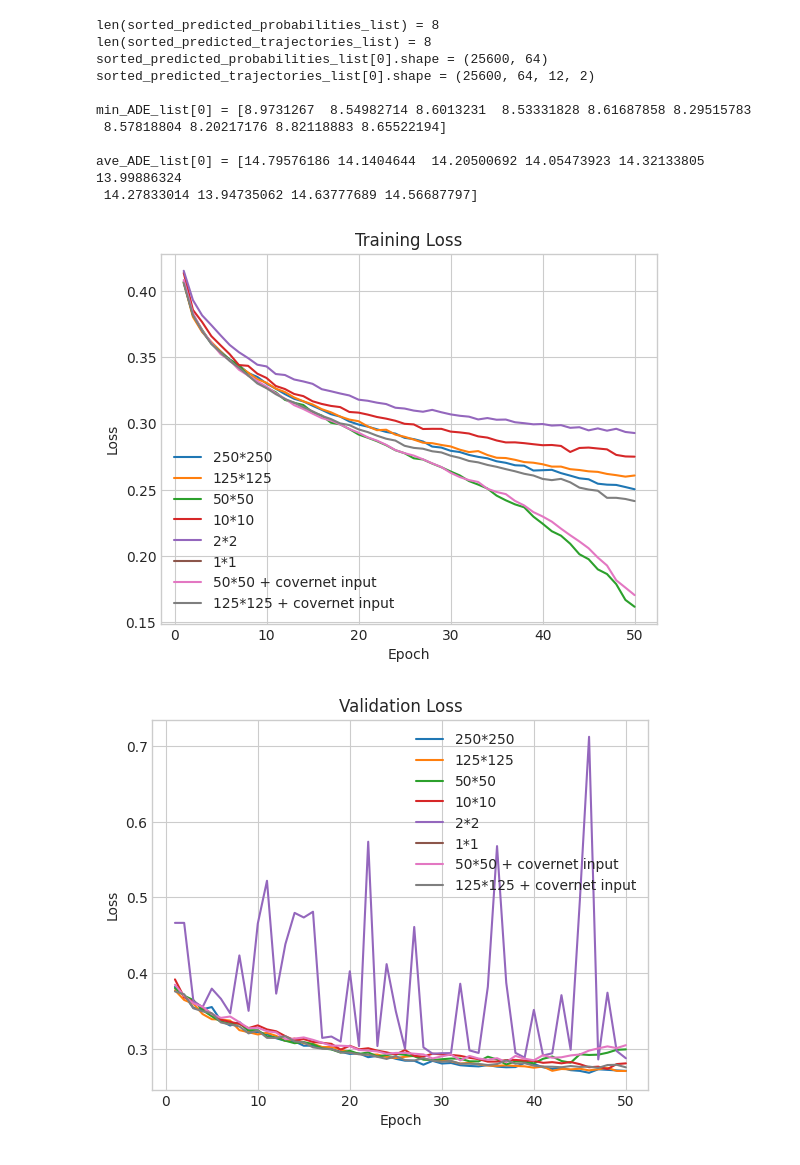
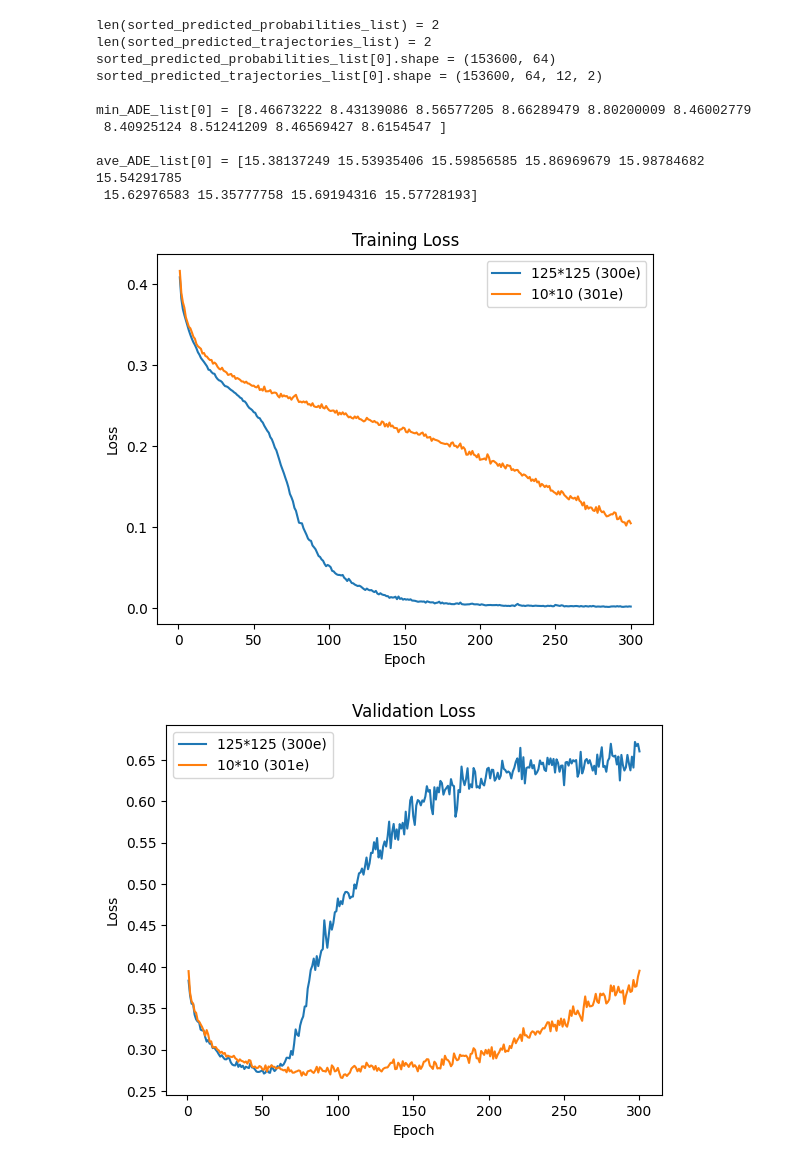
Before and after one commit to dolander1/nuscenes_dolander1, a Jupyter notebook: python-sdk/tutorials/DanielNotebook.ipynb, the cells around one changed output. Drawn from its saved outputs; the diff is of its cells as text; code cells hidden in the pictures.

```diff
--- a/python-sdk/tutorials/DanielNotebook.ipynb
+++ b/python-sdk/tutorials/DanielNotebook.ipynb
@@ -47,7 +49,12 @@ def get_ADE_for_k_trajectories(sorted_predicted_trajectories, ground_truth_traje
     return [np.mean(min_ADE, axis=0), np.mean(ave_ADE, axis=0)]
 # %%
 ## Load data
-epochs = [50,51,52,53,54,55,56,57]
+# epochs = [50,51,52,53,54,55,56,57,300,301]
+# legend_list = ['250*250','125*125','50*50','10*10','2*2','1*1','50*50 + covernet input','125*125 + covernet input','125*125 (300e)','10*10 (301e)']
+
+epochs = [300,301]
+legend_list = ['125*125 (300e)','10*10 (301e)']
+
 file_path_list = [f"tmpResults/results_epochs={epoch}" for epoch in epochs]
 num_files = len(file_path_list)
 num_epochs = min(epochs)
@@ -93,16 +100,16 @@ min_ADE_list, ave_ADE_list = zip(*results)
 print(f"\nmin_ADE_list[{test_ind}] = {min_ADE_list[test_ind]}")
 print(f"\nave_ADE_list[{test_ind}] = {ave_ADE_list[test_ind]}")
 # %% [output]
-len(sorted_predicted_probabilities_list) = 8
-len(sorted_predicted_trajectories_list) = 8
-sorted_predicted_probabilities_list[0].shape = (25600, 64)
-sorted_predicted_trajectories_list[0].shape = (25600, 64, 12, 2)
+len(sorted_predicted_probabilities_list) = 2
+len(sorted_predicted_trajectories_list) = 2
+sorted_predicted_probabilities_list[0].shape = (153600, 64)
+sorted_predicted_trajectories_list[0].shape = (153600, 64, 12, 2)
 
-min_ADE_list[0] = [8.9731267  8.54982714 8.6013231  8.53331828 8.61687858 8.29515783
- 8.57818804 8.20217176 8.82118883 8.65522194]
+min_ADE_list[0] = [8.46673222 8.43139086 8.56577205 8.66289479 8.80200009 8.46002779
+ 8.40925124 8.51241209 8.46569427 8.6154547 ]
 
-ave_ADE_list[0] = [14.79576186 14.1404644  14.20500692 14.05473923 14.32133805 13.99886324
- 14.27833014 13.94735062 14.63777689 14.56687797]
+ave_ADE_list[0] = [15.38137249 15.53935406 15.59856585 15.86969679 15.98784682 15.54291785
+ 15.62976583 15.35777758 15.69194316 15.57728193]
 # %%
 ## Plot ADE
 # %%
@@ -132,7 +139,9 @@ for i, filename in enumerate(loss_acc_file_names):
                 val_loss[i][j] = float(parts[3].split(' |')[0])
                 train_acc[i][j] = float(parts[4].split(' %')[0])
                 val_acc[i][j] = float(parts[5].split(' %')[0])
-val_loss[4,0] = val_loss[4,1]
+if num_files > 4:
+    val_loss[4,0] = val_loss[4,1]
+
 
 
 # Training loss
@@ -142,7 +151,7 @@ for i in range(num_files):
 plt.title('Training Loss')
 plt.xlabel('Epoch')
 plt.ylabel('Loss')
-plt.legend(['250*250','125*125','50*50','10*10','2*2','1*1','50*50 + covernet input','125*125 + covernet input'])
+plt.legend(legend_list)
 plt.show()
 
 # Validation loss
@@ -152,36 +161,36 @@ for i in range(num_files):
 plt.title('Validation Loss')
 plt.xlabel('Epoch')
 plt.ylabel('Loss')
-plt.legend(['250*250','125*125','50*50','10*10','2*2','1*1','50*50 + covernet input','125*125 + covernet input'])
+plt.legend(legend_list)
 plt.show()
 
 # Training accuracy
 plt.figure()
 for i in range(num_files):
     plt.plot(epochs[i], train_acc[i], label=f'File {i+1}')
 plt.title('Training Accuracy')
 plt.xlabel('Epoch')
 plt.ylabel('Accuracy')
-plt.legend(['250*250','125*125','50*50','10*10','2*2','1*1','50*50 + covernet input','125*125 + covernet input'])
+plt.legend(legend_list)
 plt.show()
 
 # Validation accuracy
 plt.figure()
 for i in range(num_files):
     # Convert the list to a pandas DataFrame
     df = pd.DataFrame(val_acc[i])
     # Apply a rolling window of size x and take the mean of each window
     smoothed = df.rolling(5).mean()
     # Convert the smoothed DataFrame back to a list
     smoothed_list = smoothed.values.tolist()
     numpy_smoothed_list = np.array(smoothed_list)
     squeezed_numpy_smoothed_list = np.squeeze(numpy_smoothed_list, 1)
     plt.plot(epochs[i], squeezed_numpy_smoothed_list, label=f'File {i+1}')
 plt.title('Validation Accuracy')
 plt.xlabel('Epoch')
 plt.ylabel('Accuracy')
-plt.legend(['250*250','125*125','50*50','10*10','2*2','1*1','50*50 + covernet input','125*125 + covernet input'])
+plt.legend(legend_list)
 plt.show()
 # %% [output]
-[figure, old version]
+[figure, new version]
-[figure, old version]
+[figure, new version]
```
Also changed, not shown: parts of 3 cells of this notebook, 2 other files.
